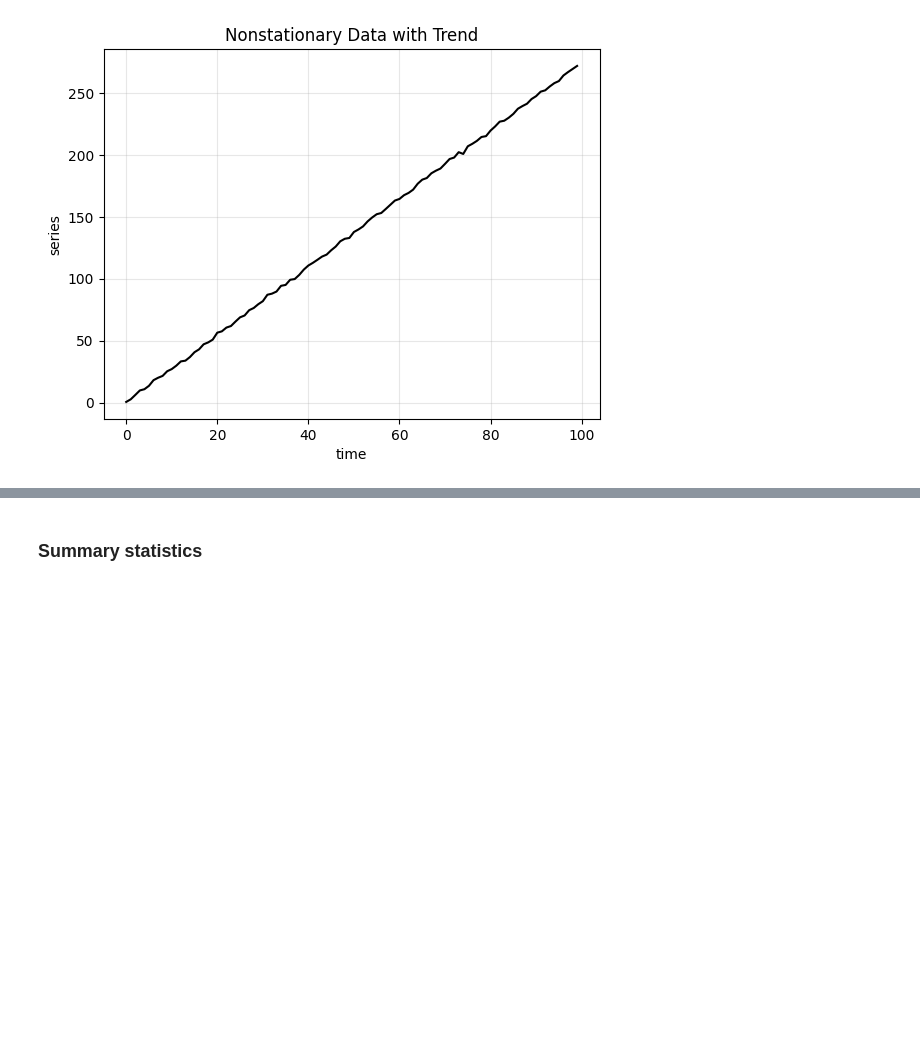
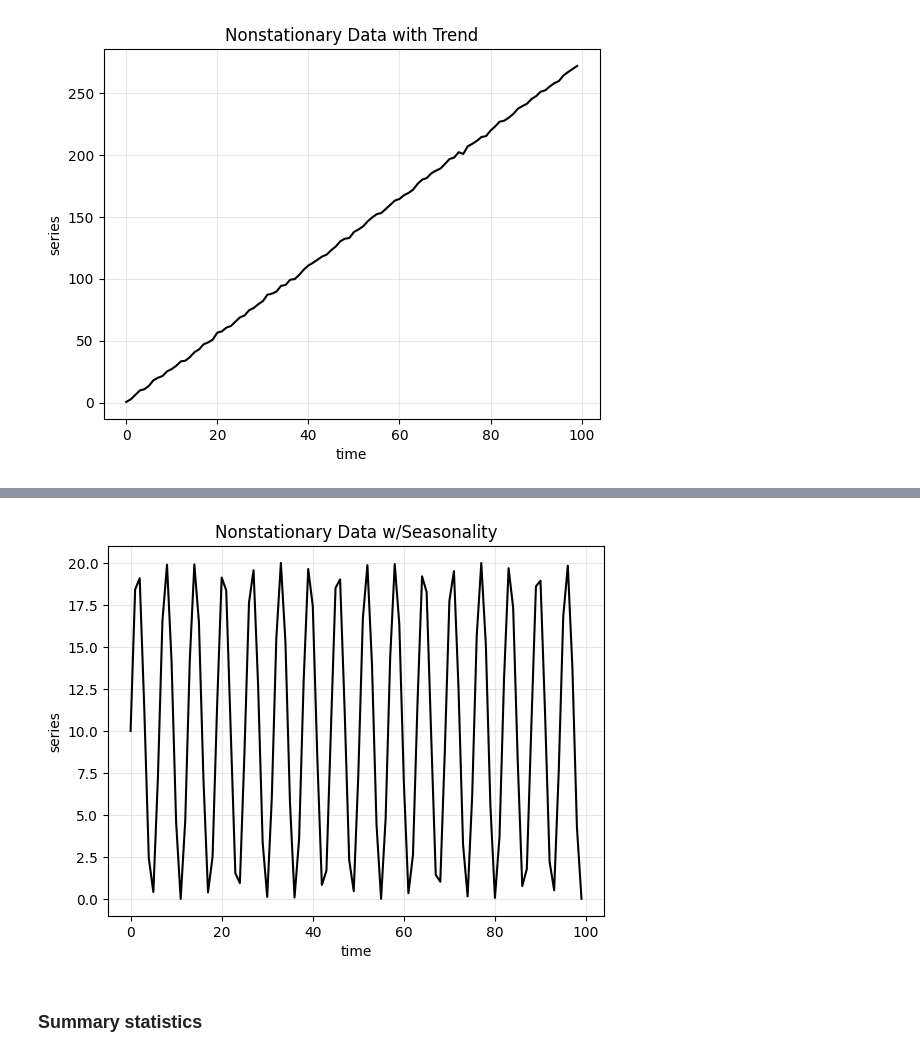
Before and after one commit to MKastek/time-series-notes, a Jupyter notebook: Time_series_anomaly_detection.ipynb, the cells around one changed output, grey strips where cells are left out. Saved outputs shown, nothing was run; the diff lists cells and outputs as text; code cells hidden in the pictures; blank space fills up the shorter version.

```diff
--- a/Time_series_anomaly_detection.ipynb
+++ b/Time_series_anomaly_detection.ipynb
@@ -321,3 +357,10 @@ run_sequence_plot(time, trend,
+# %%
+seasonality = 10 + np.sin(time) * 10
+# %%
+run_sequence_plot(time, seasonality,
+                  title="Nonstationary Data w/Seasonality")
+# %% [output]
+[figure, added]
 # %% [markdown]
 ### Summary statistics
 # %%
```
Also changed, not shown: parts of 51 cells of this notebook.
